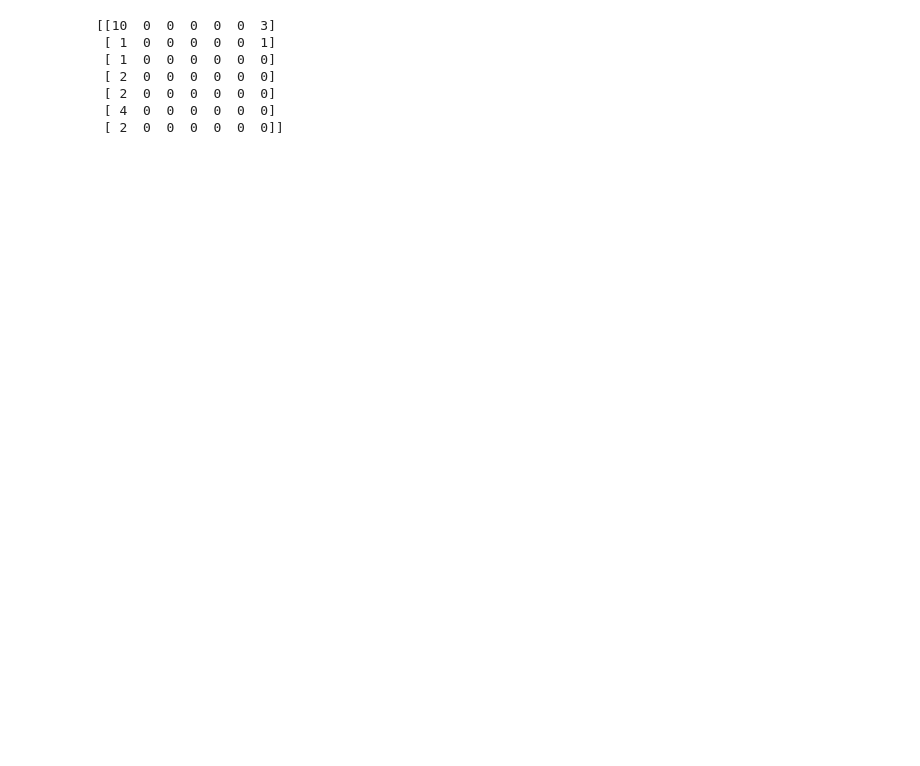
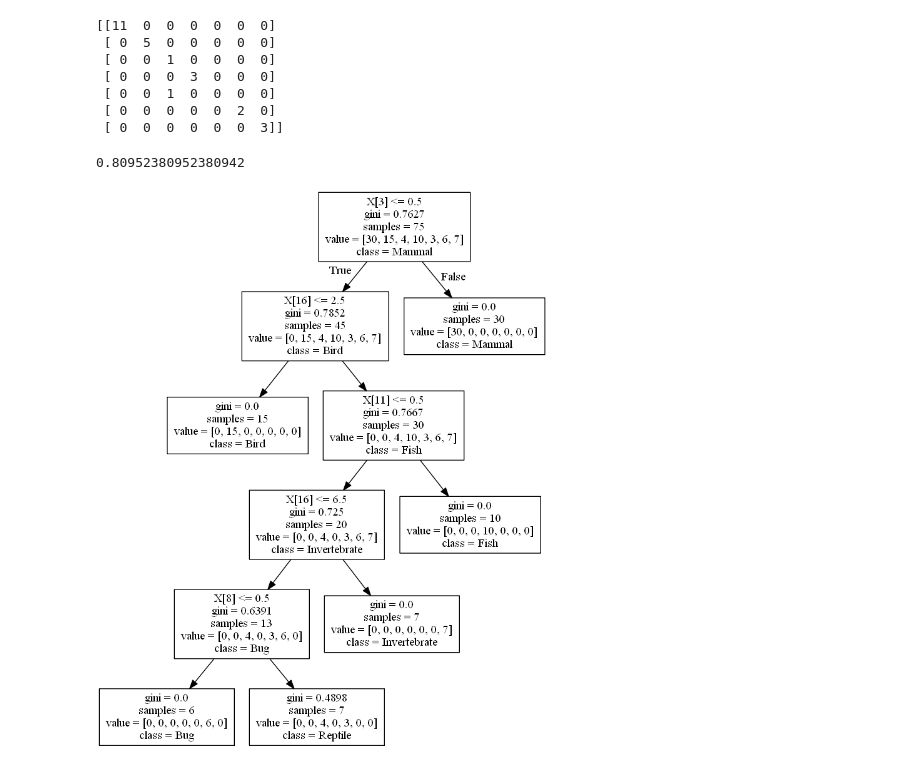
Before and after one commit to akkhil2012/MachineLearning, a Jupyter notebook: scikit_learn/AnimalDecisionTree.ipynb, the cells around one changed output. Drawn from its saved outputs; the diff is of its cells as text; code cells hidden in the pictures; blank space fills up the shorter version.

Commit message:
Animal Decision Tree
Animal Decision Tree

```diff
--- a/scikit_learn/AnimalDecisionTree.ipynb
+++ b/scikit_learn/AnimalDecisionTree.ipynb
@@ -89,12 +124,19 @@ Samples incorrectly classified:
 from sklearn.metrics import confusion_matrix
 
 
-print(confusion_matrix(y_test, y_pred))
+print(confusion_matrix(test_y, y_pred))
+
+#pandas.crosstab(test_y, y_pred, rownames=['True'], colnames=['Predicted'], margins=True)
 # %% [output]
-[[10  0  0  0  0  0  3]
- [ 1  0  0  0  0  0  1]
- [ 1  0  0  0  0  0  0]
- [ 2  0  0  0  0  0  0]
- [ 2  0  0  0  0  0  0]
- [ 4  0  0  0  0  0  0]
- [ 2  0  0  0  0  0  0]]
+[[11  0  0  0  0  0  0]
+ [ 0  5  0  0  0  0  0]
+ [ 0  0  1  0  0  0  0]
+ [ 0  0  0  3  0  0  0]
+ [ 0  0  1  0  0  0  0]
+ [ 0  0  0  0  0  2  0]
+ [ 0  0  0  0  0  0  3]]
+# %%
+from sklearn.metrics import f1_score
+f1_score(test_y, y_pred, average='macro')
+# %% [output]
+0.80952380952380942
@@ -100,0 +151,14 @@ print(confusion_matrix(y_test, y_pred))
+# %%
+#![title](tree1.png)
+
+from IPython.core.display import Image, display
+display(Image('tree8.png', width=1900, height=2000, unconfined=True))
+
+#tree.export_graphviz(clf,out_file='tree.dot', class_names=['Mammal', 'Bird', 'Reptile', 'Fish', 'Amphibian', 'Bug', 'Invertebrate'])
+
+#export_graphviz(tree, out_file='test.dot', class_names=['Mammal', 'Bird', 'Reptile', 'Fish', 'Amphibian', 'Bug', 'Invertebrate'],
+#impurity=False, filled=True)
+
+########################  dot -Tpng tree.dot -o tree8.png #######################
+# %% [output]
+[figure, added]
```
Also changed, not shown: parts of 8 cells of this notebook, 2 other files.
